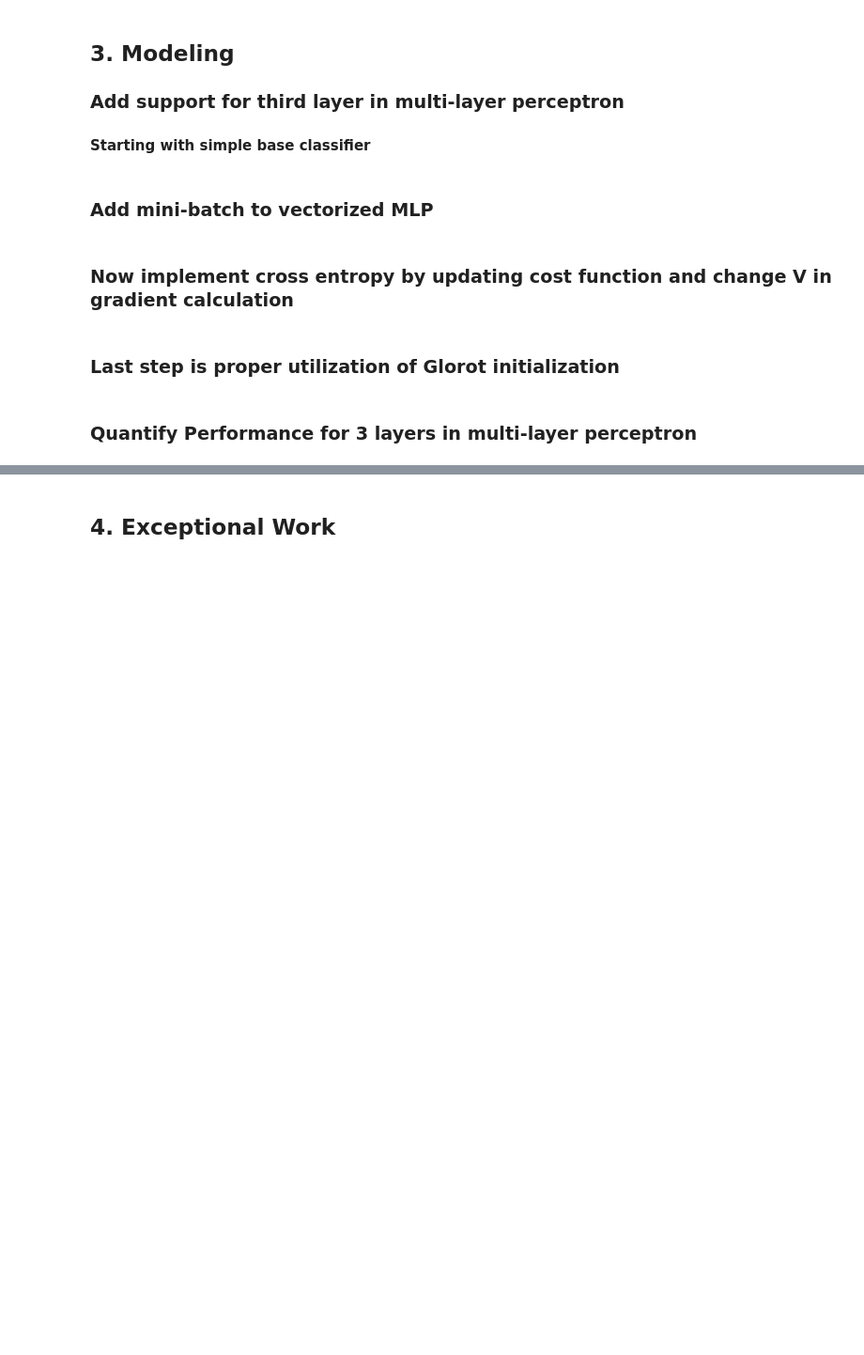
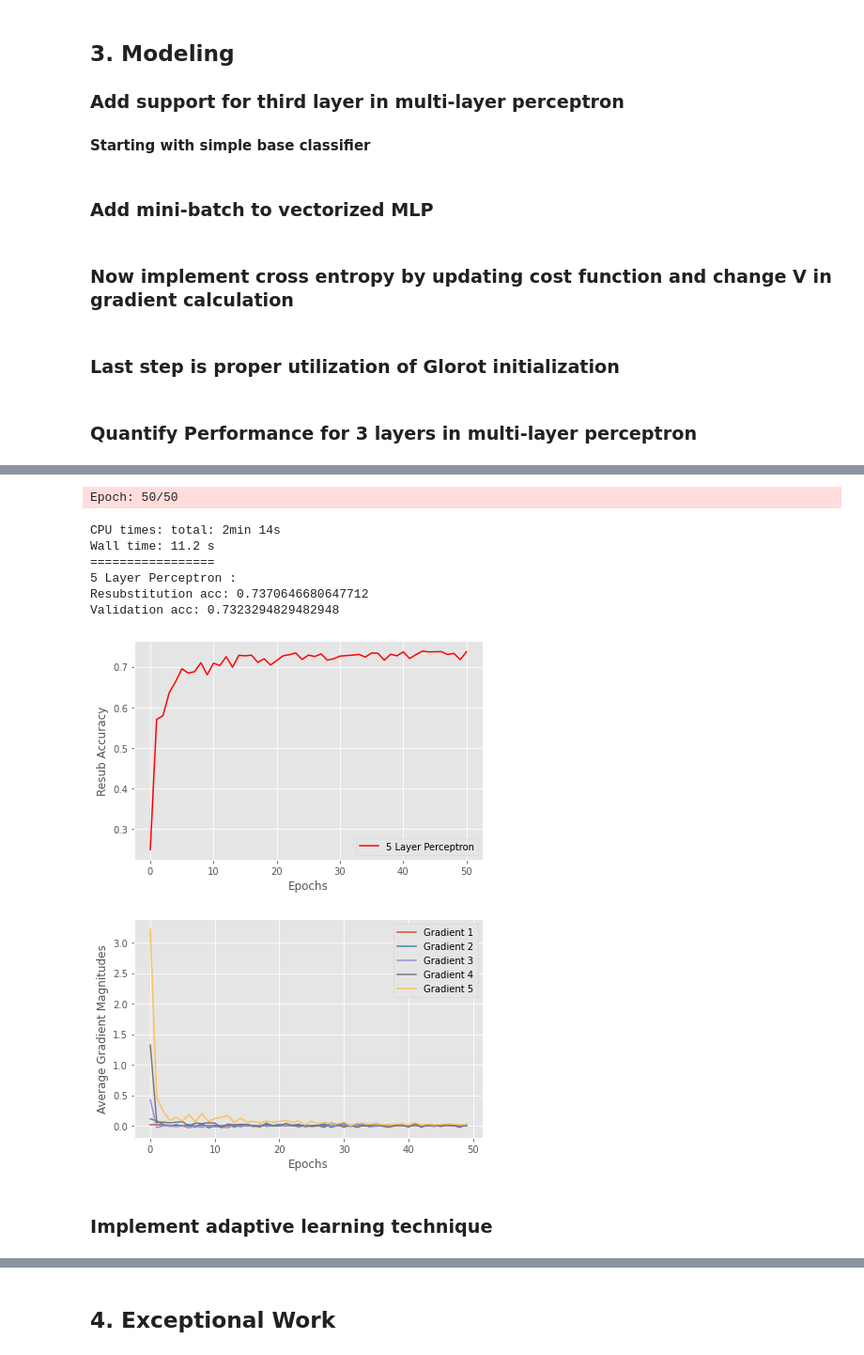
Before and after one commit to kirkwat/machine-learning, a Jupyter notebook: lab4/kirk.ipynb, the cells around one changed output, grey strips where cells are left out. Shown at 94% size. Saved outputs shown, nothing was run; the diff lists cells and outputs as text; code cells hidden in the pictures; blank space fills up the shorter version.

```diff
--- a/lab4/kirk.ipynb
+++ b/lab4/kirk.ipynb
@@ -802,8 +802,19 @@ Epoch: 28/50
 # %%
 vals['layers'] = 5
 #quantify performance using accuracy
-nn_better = MLPBetterInitial(**vals)
-
-%time gradients = nn_better.fit(X_train_norm_enc, y_train, print_progress=1)
+nn = MLPBetterInitial(**vals)
+%time gradients = nn.fit(X_train_norm_enc, y_train, print_progress=1)
 #display accuracy performance and average gradient magnitudes for each layer
-print_result(nn_better,X_train_norm_enc,y_train, X_test_norm_enc, y_test,gradients,title="5 Layer Perceptron")
+print_result(nn,X_train_norm_enc,y_train, X_test_norm_enc, y_test,gradients,title="5 Layer Perceptron")
+# %% [output]
+Epoch: 50/50
+CPU times: total: 2min 14s
+Wall time: 11.2 s
+=================
+5 Layer Perceptron :
+Resubstitution acc: 0.7370646680647712
+Validation acc: 0.7323294829482948
+[figure, added]
+[figure, added]
+# %% [markdown]
+### Implement adaptive learning technique
```
Also changed, not shown: parts of 11 cells of this notebook.
